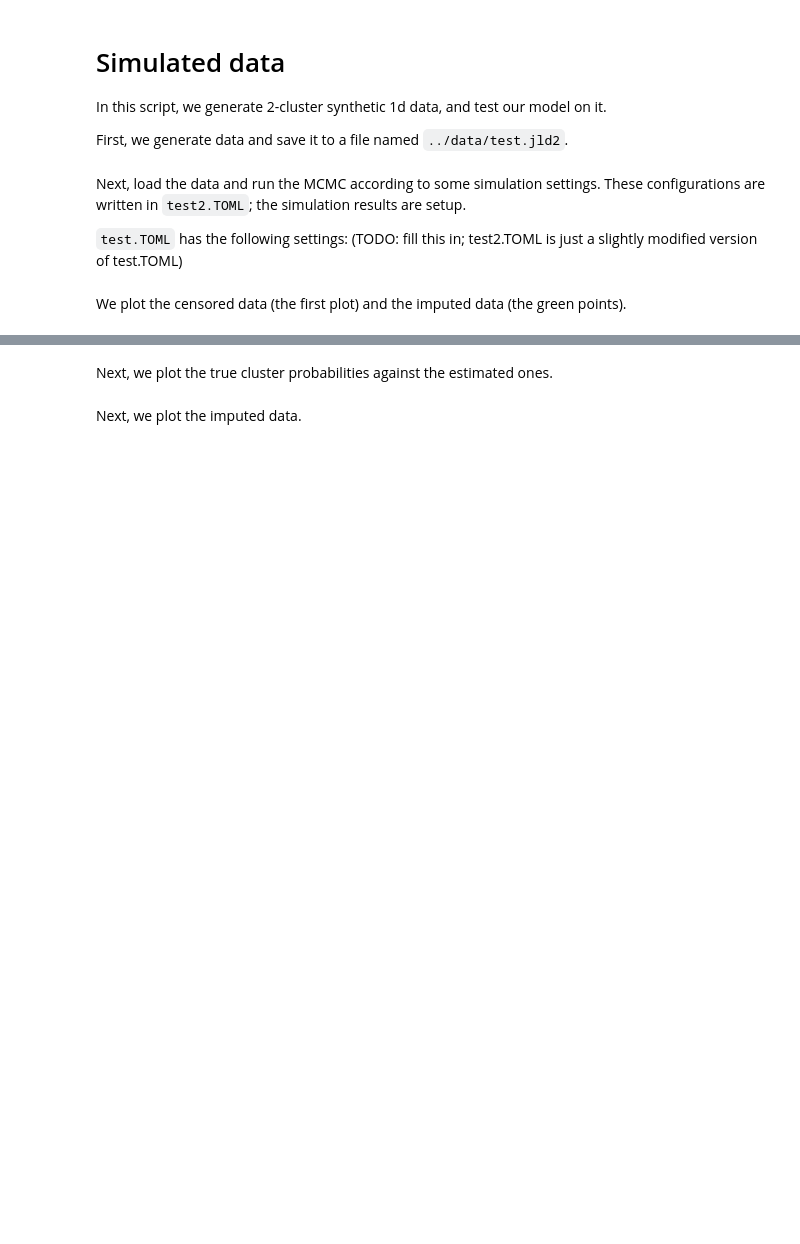
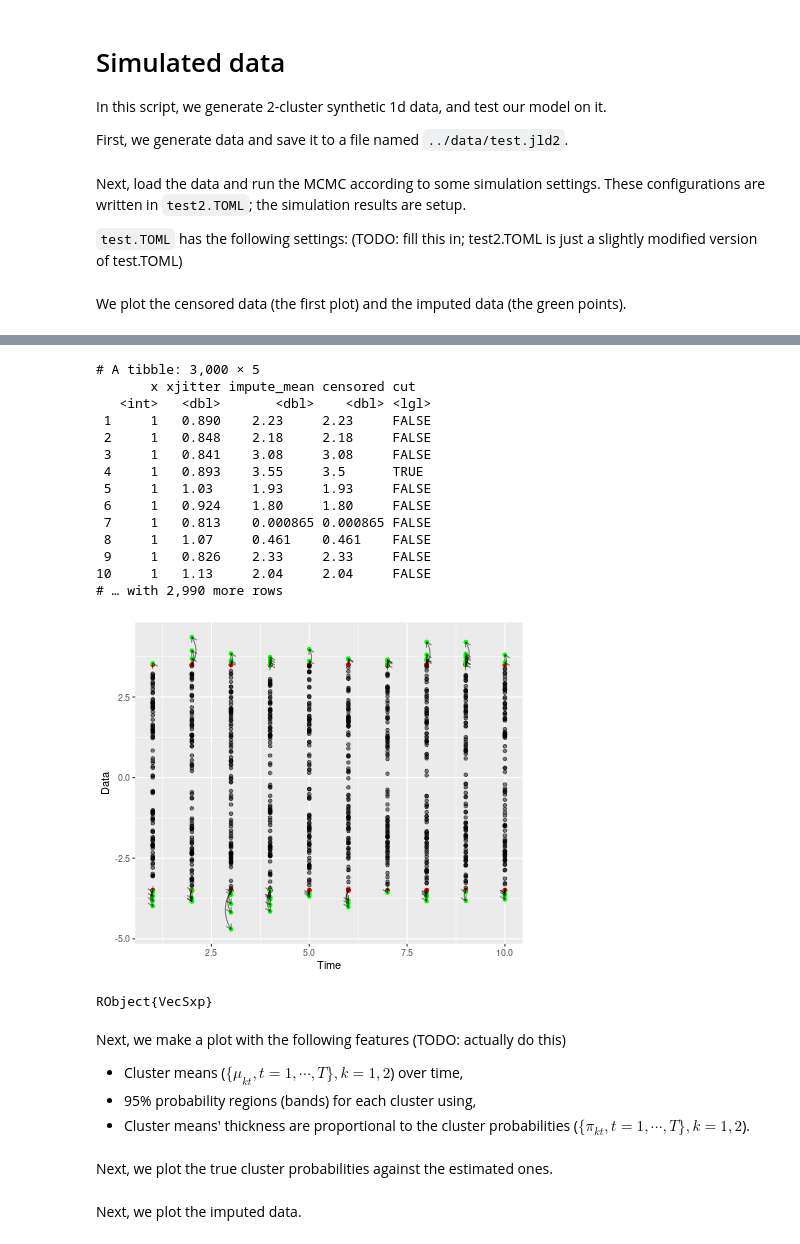
Before and after one commit to sangwon-hyun/flowcut, a Jupyter notebook: code/1d-2clust-simulation.ipynb, the cells around one changed output, grey strips where cells are left out. Cells and saved outputs as stored; diff of their text form; code cells hidden in the pictures; blank space fills up the shorter version.

```diff
--- a/code/1d-2clust-simulation.ipynb
+++ b/code/1d-2clust-simulation.ipynb
@@ -108,3 +104,83 @@ Next, we make a plot with the following features (TODO: actually do this)
+# %%
+pos = fitdata["pos"]
+
+nsam = length(pos["sigma1"])
+nburn = div(nsam, 4)
+nthin = div(nsam-nburn,2000)
+keep_index = [nburn+nthin;] ## Taknig the last guy?
+nkeep = length(keep_index)
+
+sigma1_save = pos["sigma1"][keep_index];
+sigma2_save = pos["sigma2"][keep_index];
+mu1_save = pos["mu1"][keep_index,:];
+mu2_save = pos["mu2"][keep_index,:];
+phi1_save = pos["phi1"][keep_index,:];
+w1_save = exp.(phi1_save) ./ (exp.(phi1_save) .+ 1);
+
+
+_y_save = pos["_y"][keep_index];
+ylist_impute_mean = mean(_y_save);
+# %%
+@rput ylist_impute_mean
+R"""
+#png("imputed.png")
+#plot(x=rep(1,100), y= y_impute_mean[[1]], xlim=c(1,30), ylim=c(min(unlist(y_impute_mean)),max(unlist(y_impute_mean))), col="red", ylab="y", xlab="t")
+#for(i in 2:30)
+#{
+#    points(x=rep(i,length(y_impute_mean[[i]])), y=y_impute_mean[[i]], col="red")
+#    # hist(y[[i]])
+#}
+#dev.off()
+
+library(tidyverse)
+
+dt = lapply(1:TT, function(tt){
+  y_censored = ylist_censored[[tt]]
+  y_impute_mean = ylist_impute_mean[[tt]]
+  cut = (y_censored %in% cut_limits)
+  tibble(x = tt,
+         xjitter = tt + runif(length(y_impute_mean), -0.2, +0.2),  ## jittering the x's for visualization
+         impute_mean = y_impute_mean,
+         censored = y_censored,
+         cut = cut)
+}) %>% bind_rows()
+print(dt)
+
+
+g = dt %>% subset(x <= 10) %>% ggplot() +
+geom_point(aes(x=x, y=censored), col = 'red', data = .%>% subset(cut == 1)) +
+geom_point(aes(x=x, y=impute_mean), alpha = .5, data = . %>% subset(cut == 0)) +
+geom_point(aes(x=x, y=impute_mean), data = . %>% subset(cut==1), col = 'green') +
+geom_curve(aes(xend = x, yend = impute_mean, x = x, y = censored, ),
+                  arrow = arrow(length = unit(0.2, "cm")), alpha = .5,
+                curvature = .3,
+              data = . %>% subset(cut == 1)
+) +
+ylab("Data") +
+xlab("Time")
+"""
+# %% [output]
+# A tibble: 3,000 × 5
+       x xjitter impute_mean censored cut
+   <int>   <dbl>       <dbl>    <dbl> <lgl>
+ 1     1   0.890    2.23     2.23     FALSE
+ 2     1   0.848    2.18     2.18     FALSE
+ 3     1   0.841    3.08     3.08     FALSE
+ 4     1   0.893    3.55     3.5      TRUE
+ 5     1   1.03     1.93     1.93     FALSE
+ 6     1   0.924    1.80     1.80     FALSE
+ 7     1   0.813    0.000865 0.000865 FALSE
+ 8     1   1.07     0.461    0.461    FALSE
+ 9     1   0.826    2.33     2.33     FALSE
+10     1   1.13     2.04     2.04     FALSE
+# … with 2,990 more rows
+[figure, added]
+RObject{VecSxp}
+# %% [markdown]
+Next, we make a plot with the following features (TODO: actually do this)
+- Cluster means ($\{\mu_{kt}, t=1,\cdots, T\}, k=1,2$) over time,
+- 95% probability regions (bands) for each cluster using,
+- Cluster means' thickness are proportional to the cluster probabilities ($\{\pi_{kt}, t=1,\cdots, T\}, k=1,2$).
 # %% [markdown]
 Next, we plot the true cluster probabilities against the estimated ones.
 # %% [markdown]
```
Also changed, not shown: parts of 8 cells of this notebook.
